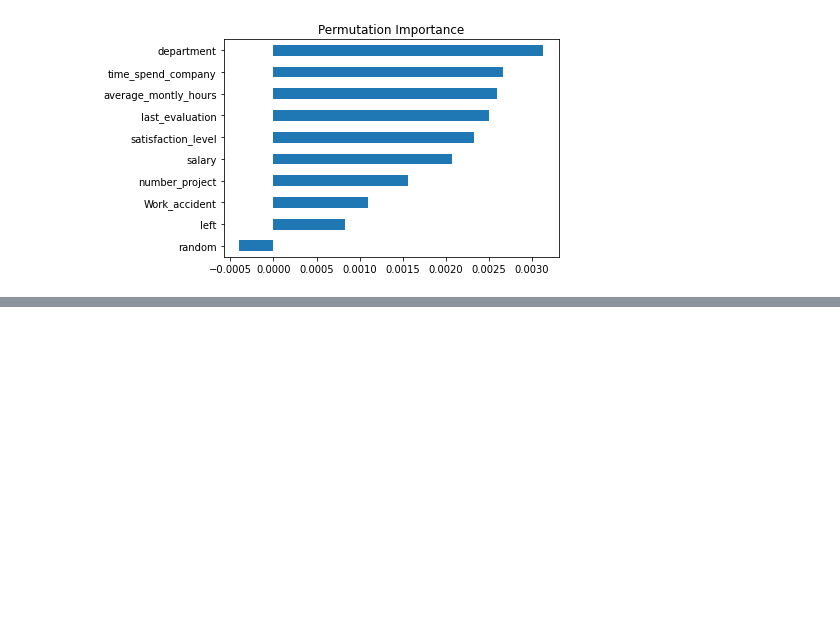
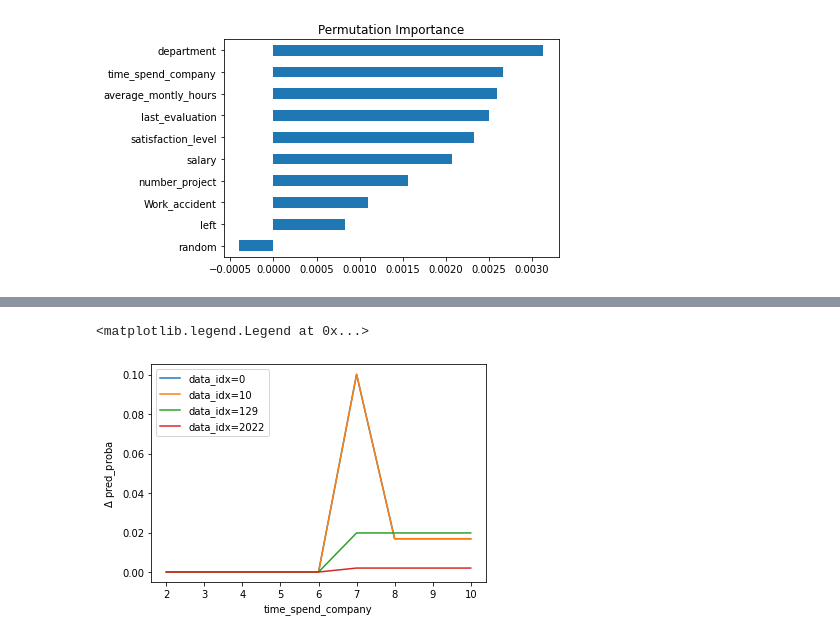
Before and after one commit to haylee94/Section-2_Project-, a Jupyter notebook: section2_project.ipynb, the cells around one changed output, grey strips where cells are left out. Cells and saved outputs as stored; diff of their text form; code cells hidden in the pictures; blank space fills up the shorter version.

```diff
--- a/section2_project.ipynb
+++ b/section2_project.ipynb
@@ -2620,0 +2763,32 @@ plt.show()
+# %%
+# 데이터셋(data), 분석할 데이터의 index(data_index), 변화를 확인할 특성명(target_feature), 바꿔넣어 볼 특성의 범위(target_feature_range)를 입력하면
+# 해당 범위에서 모델의 예측 양상의 변화를 반환하는 함수를 작성합니다.
+def get_ice_plot_data(data, data_index, target_feature, target_feature_range):
+    one_datapoint = data.iloc[[data_index]].copy()
+    results = []
+
+    for target_value in target_feature_range:
+        one_datapoint[target_feature] = target_value
+        one_datapoint_pred_proba = boosting.predict_proba(one_datapoint)[:, 1]
+        results.append(one_datapoint_pred_proba.item())
+    results = np.array(results)
+    return target_feature_range, results - results[0]
+# %%
+# 0번, 10번, 129번, 2022번 데이터에 대해 동일한 작업을 수행하고 시각화
+
+target_feature = "time_spend_company"
+target_feature_range = range(X_val_encoded["time_spend_company"].min(), X_val_encoded["time_spend_company"].max() + 1)
+for data_index in [0, 10, 129, 2022]:
+    plt.plot(
+        *get_ice_plot_data(
+            X_val_encoded, data_index, target_feature, target_feature_range
+        ),
+        label=f"data_idx={data_index}",
+    )
+
+plt.xlabel(target_feature)
+plt.ylabel("$\Delta$ pred_proba")
+plt.legend()
+# %% [output]
+<matplotlib.legend.Legend at 0x...>
+[figure, added]
```
Also changed, not shown: parts of 40 cells of this notebook.
